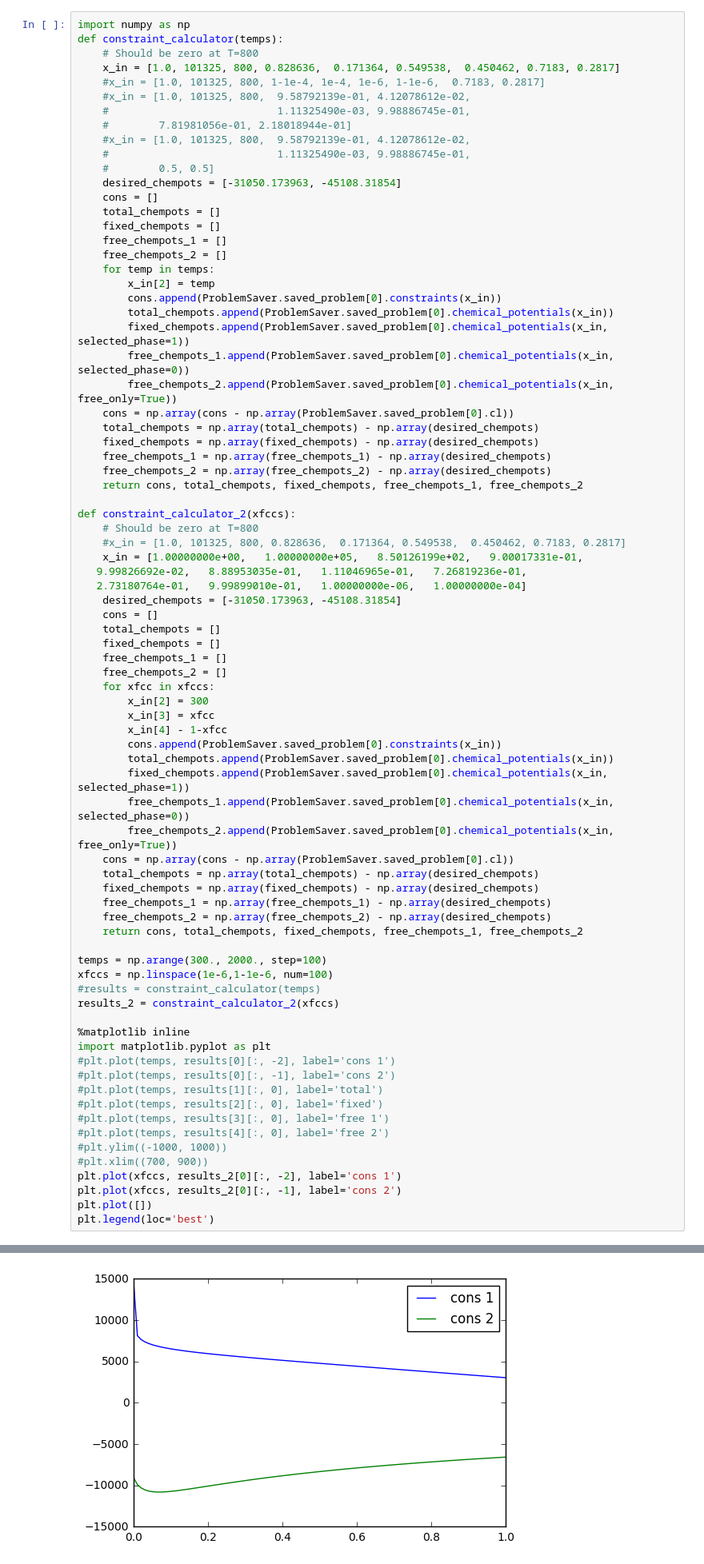
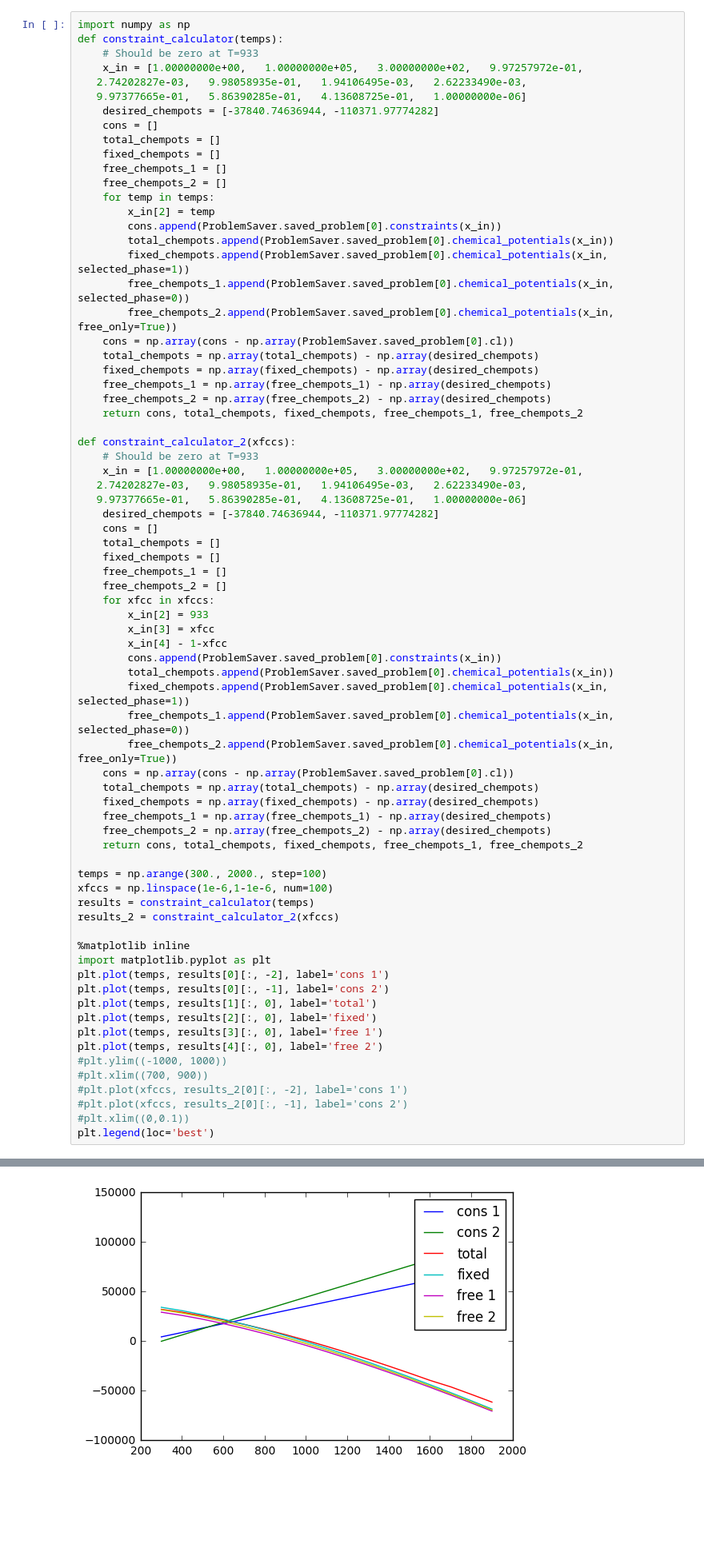
Before and after one commit to richardotis/pycalphad-sandbox, a Jupyter notebook: NP-Conditions.ipynb, the cells around one changed output, grey strips where cells are left out. Shown: that part at 80% size. Saved outputs shown, nothing was run; the diff lists cells and outputs as text; blank space fills up the shorter version.

Commit message:
NP-Conditions: Constraint calculation for 1e-4 case

```diff
--- a/NP-Conditions.ipynb
+++ b/NP-Conditions.ipynb
@@ -137,16 +137,11 @@ Coordinates:
 # %%
 import numpy as np
 def constraint_calculator(temps):
-    # Should be zero at T=800
-    x_in = [1.0, 101325, 800, 0.828636,  0.171364, 0.549538,  0.450462, 0.7183, 0.2817]
-    #x_in = [1.0, 101325, 800, 1-1e-4, 1e-4, 1e-6, 1-1e-6,  0.7183, 0.2817]
-    #x_in = [1.0, 101325, 800,  9.58792139e-01, 4.12078612e-02,
-    #                           1.11325490e-03, 9.98886745e-01,
-    #        7.81981056e-01, 2.18018944e-01]
-    #x_in = [1.0, 101325, 800,  9.58792139e-01, 4.12078612e-02,
-    #                           1.11325490e-03, 9.98886745e-01,
-    #        0.5, 0.5]
-    desired_chempots = [-31050.173963, -45108.31854]
+    # Should be zero at T=933
+    x_in = [1.00000000e+00,   1.00000000e+05,   3.00000000e+02,   9.97257972e-01,
+   2.74202827e-03,   9.98058935e-01,   1.94106495e-03,   2.62233490e-03,
+   9.97377665e-01,   5.86390285e-01,   4.13608725e-01,   1.00000000e-06]
+    desired_chempots = [-37840.74636944, -110371.97774282]
     cons = []
     total_chempots = []
     fixed_chempots = []
@@ -167,52 +162,51 @@ def constraint_calculator(temps):
     return cons, total_chempots, fixed_chempots, free_chempots_1, free_chempots_2
 
 def constraint_calculator_2(xfccs):
-    # Should be zero at T=800
-    #x_in = [1.0, 101325, 800, 0.828636,  0.171364, 0.549538,  0.450462, 0.7183, 0.2817]
-    x_in = [1.00000000e+00,   1.00000000e+05,   8.50126199e+02,   9.00017331e-01,
-   9.99826692e-02,   8.88953035e-01,   1.11046965e-01,   7.26819236e-01,
-   2.73180764e-01,   9.99899010e-01,   1.00000000e-06,   1.00000000e-04]
-    desired_chempots = [-31050.173963, -45108.31854]
+    # Should be zero at T=933
+    x_in = [1.00000000e+00,   1.00000000e+05,   3.00000000e+02,   9.97257972e-01,
+   2.74202827e-03,   9.98058935e-01,   1.94106495e-03,   2.62233490e-03,
+   9.97377665e-01,   5.86390285e-01,   4.13608725e-01,   1.00000000e-06]
+    desired_chempots = [-37840.74636944, -110371.97774282]
     cons = []
     total_chempots = []
     fixed_chempots = []
     free_chempots_1 = []
     free_chempots_2 = []
     for xfcc in xfccs:
-        x_in[2] = 300
+        x_in[2] = 933
         x_in[3] = xfcc
         x_in[4] - 1-xfcc
         cons.append(ProblemSaver.saved_problem[0].constraints(x_in))
         total_chempots.append(ProblemSaver.saved_problem[0].chemical_potentials(x_in))
         fixed_chempots.append(ProblemSaver.saved_problem[0].chemical_potentials(x_in, selected_phase=1))
         free_chempots_1.append(ProblemSaver.saved_problem[0].chemical_potentials(x_in, selected_phase=0))
         free_chempots_2.append(ProblemSaver.saved_problem[0].chemical_potentials(x_in, free_only=True))
     cons = np.array(cons - np.array(ProblemSaver.saved_problem[0].cl))
     total_chempots = np.array(total_chempots) - np.array(desired_chempots)
     fixed_chempots = np.array(fixed_chempots) - np.array(desired_chempots)
     free_chempots_1 = np.array(free_chempots_1) - np.array(desired_chempots)
     free_chempots_2 = np.array(free_chempots_2) - np.array(desired_chempots)
     return cons, total_chempots, fixed_chempots, free_chempots_1, free_chempots_2
 
 temps = np.arange(300., 2000., step=100)
 xfccs = np.linspace(1e-6,1-1e-6, num=100)
-#results = constraint_calculator(temps)
+results = constraint_calculator(temps)
 results_2 = constraint_calculator_2(xfccs)
 
 %matplotlib inline
 import matplotlib.pyplot as plt
-#plt.plot(temps, results[0][:, -2], label='cons 1')
-#plt.plot(temps, results[0][:, -1], label='cons 2')
-#plt.plot(temps, results[1][:, 0], label='total')
-#plt.plot(temps, results[2][:, 0], label='fixed')
-#plt.plot(temps, results[3][:, 0], label='free 1')
-#plt.plot(temps, results[4][:, 0], label='free 2')
+plt.plot(temps, results[0][:, -2], label='cons 1')
+plt.plot(temps, results[0][:, -1], label='cons 2')
+plt.plot(temps, results[1][:, 0], label='total')
+plt.plot(temps, results[2][:, 0], label='fixed')
+plt.plot(temps, results[3][:, 0], label='free 1')
+plt.plot(temps, results[4][:, 0], label='free 2')
 #plt.ylim((-1000, 1000))
 #plt.xlim((700, 900))
-plt.plot(xfccs, results_2[0][:, -2], label='cons 1')
-plt.plot(xfccs, results_2[0][:, -1], label='cons 2')
-plt.plot([])
+#plt.plot(xfccs, results_2[0][:, -2], label='cons 1')
+#plt.plot(xfccs, results_2[0][:, -1], label='cons 2')
+#plt.xlim((0,0.1))
 plt.legend(loc='best')
 # %% [output]
 <matplotlib.legend.Legend at 0x...>
-[figure, old version]
+[figure, new version]
```
Also changed, not shown: parts of 11 cells of this notebook.
